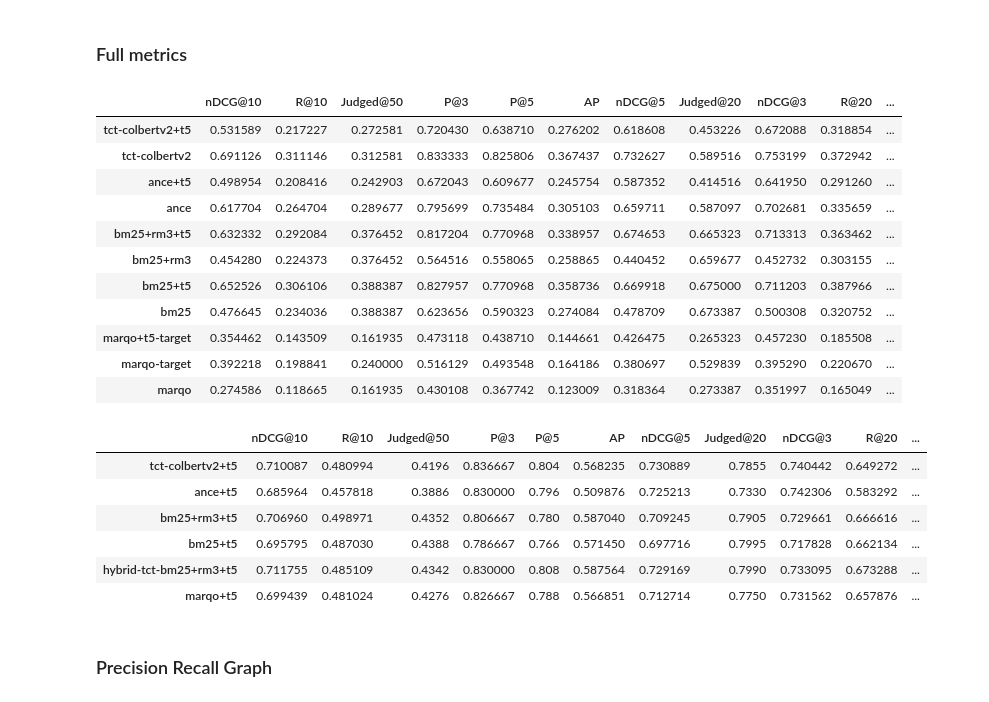
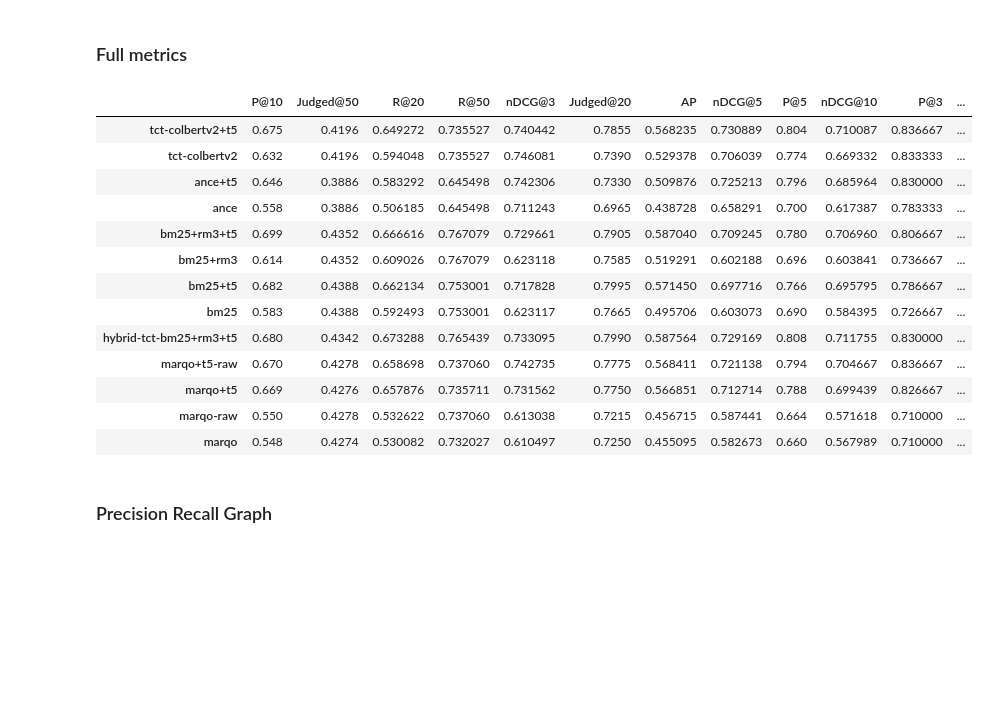
Before and after one commit to PhilipZubel/task-search-quality, a Jupyter notebook: results.ipynb, the cells around one changed output. Drawn from its saved outputs; the diff is of its cells as text; code cells hidden in the pictures; blank space fills up the shorter version.

```diff
--- a/results.ipynb
+++ b/results.ipynb
@@ -21,53 +21,47 @@ queries = {
 # %% [markdown]
 ### Full metrics
 # %%
-## cooking results
+# ## cooking results
 
-from results_helper import get_all_metrics
+# from results_helper import get_all_metrics
 
-# results = {}
-# for searcher in cooking_runs:
-#     run = os.path.join(run_cooking_folder, searcher)
-#     searcher_name = searcher[:-4].lower()
-#     accuracy = get_accuracy(run, cooking_qrles)
-#     results[searcher_name] = accuracy
-#     # print(searcher_name, accuracy)
-# df = pd.DataFrame(results).transpose()
-# df
-path = "/home/ubuntu/task-search-quality/measurements/cooking/analysis/all-metrics"
+# # results = {}
+# # for searcher in cooking_runs:
+# #     run = os.path.join(run_cooking_folder, searcher)
+# #     searcher_name = searcher[:-4].lower()
+# #     accuracy = get_accuracy(run, cooking_qrles)
+# #     results[searcher_name] = accuracy
+# #     # print(searcher_name, accuracy)
+# # df = pd.DataFrame(results).transpose()
+# # df
+# path = "/home/ubuntu/task-search-quality/measurements/cooking/analysis/all-metrics"
 
-get_all_metrics(run_cooking_folder, cooking_qrels, path, with_t5=None)
+# get_all_metrics(run_cooking_folder, cooking_qrels, path, with_t5=None)
-# %% [output]
-|  | nDCG@10 | R@10 | Judged@50 | P@3 | P@5 | AP | nDCG@5 | Judged@20 | nDCG@3 | R@20 | ... |
-| tct-colbertv2+t5 | 0.531589 | 0.217227 | 0.272581 | 0.720430 | 0.638710 | 0.276202 | 0.618608 | 0.453226 | 0.672088 | 0.318854 | ... |
-| tct-colbertv2 | 0.691126 | 0.311146 | 0.312581 | 0.833333 | 0.825806 | 0.367437 | 0.732627 | 0.589516 | 0.753199 | 0.372942 | ... |
-| ance+t5 | 0.498954 | 0.208416 | 0.242903 | 0.672043 | 0.609677 | 0.245754 | 0.587352 | 0.414516 | 0.641950 | 0.291260 | ... |
-| ance | 0.617704 | 0.264704 | 0.289677 | 0.795699 | 0.735484 | 0.305103 | 0.659711 | 0.587097 | 0.702681 | 0.335659 | ... |
-| bm25+rm3+t5 | 0.632332 | 0.292084 | 0.376452 | 0.817204 | 0.770968 | 0.338957 | 0.674653 | 0.665323 | 0.713313 | 0.363462 | ... |
-| bm25+rm3 | 0.454280 | 0.224373 | 0.376452 | 0.564516 | 0.558065 | 0.258865 | 0.440452 | 0.659677 | 0.452732 | 0.303155 | ... |
-| bm25+t5 | 0.652526 | 0.306106 | 0.388387 | 0.827957 | 0.770968 | 0.358736 | 0.669918 | 0.675000 | 0.711203 | 0.387966 | ... |
-| bm25 | 0.476645 | 0.234036 | 0.388387 | 0.623656 | 0.590323 | 0.274084 | 0.478709 | 0.673387 | 0.500308 | 0.320752 | ... |
-| marqo+t5-target | 0.354462 | 0.143509 | 0.161935 | 0.473118 | 0.438710 | 0.144661 | 0.426475 | 0.265323 | 0.457230 | 0.185508 | ... |
-| marqo-target | 0.392218 | 0.198841 | 0.240000 | 0.516129 | 0.493548 | 0.164186 | 0.380697 | 0.529839 | 0.395290 | 0.220670 | ... |
-| marqo | 0.274586 | 0.118665 | 0.161935 | 0.430108 | 0.367742 | 0.123009 | 0.318364 | 0.273387 | 0.351997 | 0.165049 | ... |
 # %%
 path = "/home/ubuntu/task-search-quality/measurements/diy/analysis/all-metrics"
 with_t5 = False # True, False, None
 
 diy_qrels = os.path.join(qrels_folder, "diy.qrels")
 
 from results_helper import get_all_metrics, get_all_metrics_searcher
 
-get_all_metrics(run_diy_folder, diy_qrels, path, with_t5=True)
+get_all_metrics(run_diy_folder, diy_qrels, path, with_t5=None)
 # get_all_metrics_searcher(run_diy_folder, diy_qrels, path, s_name = "colbert")
 # %% [output]
-|  | nDCG@10 | R@10 | Judged@50 | P@3 | P@5 | AP | nDCG@5 | Judged@20 | nDCG@3 | R@20 | ... |
-| tct-colbertv2+t5 | 0.710087 | 0.480994 | 0.4196 | 0.836667 | 0.804 | 0.568235 | 0.730889 | 0.7855 | 0.740442 | 0.649272 | ... |
-| ance+t5 | 0.685964 | 0.457818 | 0.3886 | 0.830000 | 0.796 | 0.509876 | 0.725213 | 0.7330 | 0.742306 | 0.583292 | ... |
-| bm25+rm3+t5 | 0.706960 | 0.498971 | 0.4352 | 0.806667 | 0.780 | 0.587040 | 0.709245 | 0.7905 | 0.729661 | 0.666616 | ... |
-| bm25+t5 | 0.695795 | 0.487030 | 0.4388 | 0.786667 | 0.766 | 0.571450 | 0.697716 | 0.7995 | 0.717828 | 0.662134 | ... |
-| hybrid-tct-bm25+rm3+t5 | 0.711755 | 0.485109 | 0.4342 | 0.830000 | 0.808 | 0.587564 | 0.729169 | 0.7990 | 0.733095 | 0.673288 | ... |
-| marqo+t5 | 0.699439 | 0.481024 | 0.4276 | 0.826667 | 0.788 | 0.566851 | 0.712714 | 0.7750 | 0.731562 | 0.657876 | ... |
+|  | P@10 | Judged@50 | R@20 | R@50 | nDCG@3 | Judged@20 | AP | nDCG@5 | P@5 | nDCG@10 | P@3 | ... |
+| tct-colbertv2+t5 | 0.675 | 0.4196 | 0.649272 | 0.735527 | 0.740442 | 0.7855 | 0.568235 | 0.730889 | 0.804 | 0.710087 | 0.836667 | ... |
+| tct-colbertv2 | 0.632 | 0.4196 | 0.594048 | 0.735527 | 0.746081 | 0.7390 | 0.529378 | 0.706039 | 0.774 | 0.669332 | 0.833333 | ... |
+| ance+t5 | 0.646 | 0.3886 | 0.583292 | 0.645498 | 0.742306 | 0.7330 | 0.509876 | 0.725213 | 0.796 | 0.685964 | 0.830000 | ... |
+| ance | 0.558 | 0.3886 | 0.506185 | 0.645498 | 0.711243 | 0.6965 | 0.438728 | 0.658291 | 0.700 | 0.617387 | 0.783333 | ... |
+| bm25+rm3+t5 | 0.699 | 0.4352 | 0.666616 | 0.767079 | 0.729661 | 0.7905 | 0.587040 | 0.709245 | 0.780 | 0.706960 | 0.806667 | ... |
+| bm25+rm3 | 0.614 | 0.4352 | 0.609026 | 0.767079 | 0.623118 | 0.7585 | 0.519291 | 0.602188 | 0.696 | 0.603841 | 0.736667 | ... |
+| bm25+t5 | 0.682 | 0.4388 | 0.662134 | 0.753001 | 0.717828 | 0.7995 | 0.571450 | 0.697716 | 0.766 | 0.695795 | 0.786667 | ... |
+| bm25 | 0.583 | 0.4388 | 0.592493 | 0.753001 | 0.623117 | 0.7665 | 0.495706 | 0.603073 | 0.690 | 0.584395 | 0.726667 | ... |
+| hybrid-tct-bm25+rm3+t5 | 0.680 | 0.4342 | 0.673288 | 0.765439 | 0.733095 | 0.7990 | 0.587564 | 0.729169 | 0.808 | 0.711755 | 0.830000 | ... |
+| marqo+t5-raw | 0.670 | 0.4278 | 0.658698 | 0.737060 | 0.742735 | 0.7775 | 0.568411 | 0.721138 | 0.794 | 0.704667 | 0.836667 | ... |
+| marqo+t5 | 0.669 | 0.4276 | 0.657876 | 0.735711 | 0.731562 | 0.7750 | 0.566851 | 0.712714 | 0.788 | 0.699439 | 0.826667 | ... |
+| marqo-raw | 0.550 | 0.4278 | 0.532622 | 0.737060 | 0.613038 | 0.7215 | 0.456715 | 0.587441 | 0.664 | 0.571618 | 0.710000 | ... |
+| marqo | 0.548 | 0.4274 | 0.530082 | 0.732027 | 0.610497 | 0.7250 | 0.455095 | 0.582673 | 0.660 | 0.567989 | 0.710000 | ... |
 # %% [markdown]
 ### Precision Recall Graph
 # %%
```
Also changed, not shown: parts of 3 cells of this notebook, 54 other files.
